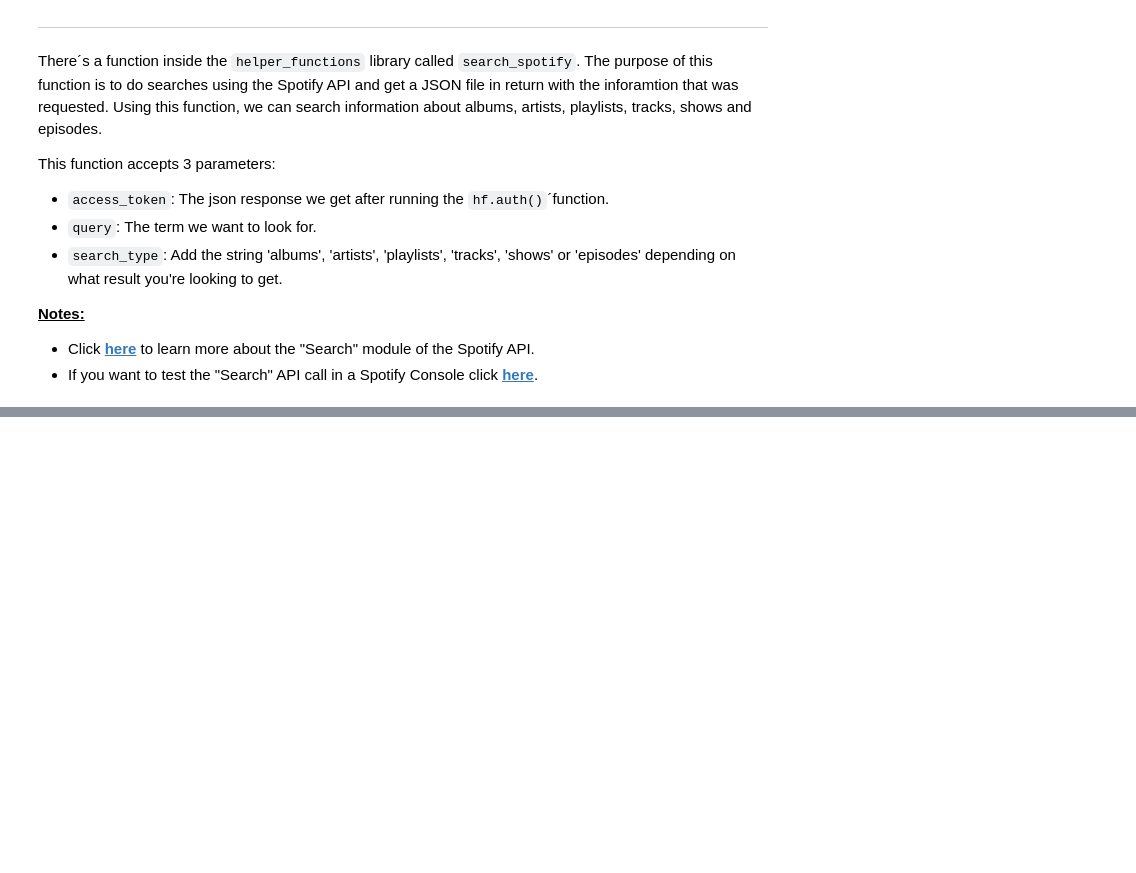
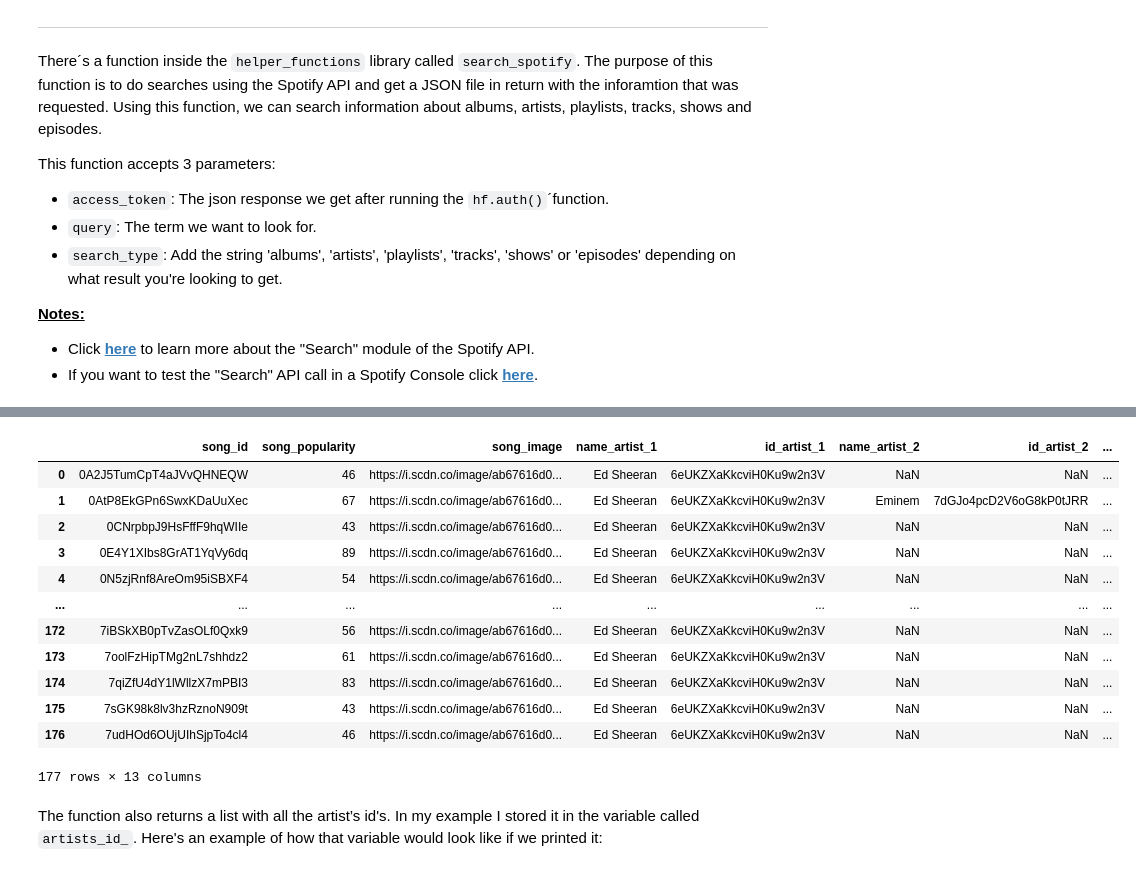
Before and after one commit to germarr/spotify-trends-analysis, a Jupyter notebook: spotify_analysis.ipynb, the cells around one changed output, grey strips where cells are left out. Saved outputs shown, nothing was run; the diff lists cells and outputs as text; code cells hidden in the pictures; blank space fills up the shorter version.

```diff
--- a/spotify_analysis.ipynb
+++ b/spotify_analysis.ipynb
@@ -148,0 +185,19 @@ hf.all_artists_songs(at=access_token, albums_of_artist=albums_list)
+# %%
+artists_in_albums_, songs_json, artists_id_, songs_id_ = hf.artists_from_songs(list_of_songs_ids= list_of_songs_tolist,at=access_token)
+artists_in_albums_
+# %% [output]
+|  | song_id | song_popularity | song_image | name_artist_1 | id_artist_1 | name_artist_2 | id_artist_2 | ... |
+| 0 | 0A2J5TumCpT4aJVvQHNEQW | 46 | https://i.scdn.co/image/ab67616d0... | Ed Sheeran | 6eUKZXaKkcviH0Ku9w2n3V | NaN | NaN | ... |
+| 1 | 0AtP8EkGPn6SwxKDaUuXec | 67 | https://i.scdn.co/image/ab67616d0... | Ed Sheeran | 6eUKZXaKkcviH0Ku9w2n3V | Eminem | 7dGJo4pcD2V6oG8kP0tJRR | ... |
+| 2 | 0CNrpbpJ9HsFffF9hqWIIe | 43 | https://i.scdn.co/image/ab67616d0... | Ed Sheeran | 6eUKZXaKkcviH0Ku9w2n3V | NaN | NaN | ... |
+| 3 | 0E4Y1XIbs8GrAT1YqVy6dq | 89 | https://i.scdn.co/image/ab67616d0... | Ed Sheeran | 6eUKZXaKkcviH0Ku9w2n3V | NaN | NaN | ... |
+| 4 | 0N5zjRnf8AreOm95iSBXF4 | 54 | https://i.scdn.co/image/ab67616d0... | Ed Sheeran | 6eUKZXaKkcviH0Ku9w2n3V | NaN | NaN | ... |
+| ... | ... | ... | ... | ... | ... | ... | ... | ... |
+| 172 | 7iBSkXB0pTvZasOLf0Qxk9 | 56 | https://i.scdn.co/image/ab67616d0... | Ed Sheeran | 6eUKZXaKkcviH0Ku9w2n3V | NaN | NaN | ... |
+| 173 | 7oolFzHipTMg2nL7shhdz2 | 61 | https://i.scdn.co/image/ab67616d0... | Ed Sheeran | 6eUKZXaKkcviH0Ku9w2n3V | NaN | NaN | ... |
+| 174 | 7qiZfU4dY1lWllzX7mPBI3 | 83 | https://i.scdn.co/image/ab67616d0... | Ed Sheeran | 6eUKZXaKkcviH0Ku9w2n3V | NaN | NaN | ... |
+| 175 | 7sGK98k8lv3hzRznoN909t | 43 | https://i.scdn.co/image/ab67616d0... | Ed Sheeran | 6eUKZXaKkcviH0Ku9w2n3V | NaN | NaN | ... |
+| 176 | 7udHOd6OUjUIhSjpTo4cl4 | 46 | https://i.scdn.co/image/ab67616d0... | Ed Sheeran | 6eUKZXaKkcviH0Ku9w2n3V | NaN | NaN | ... |
+177 rows × 13 columns
+# %% [markdown]
+The function also returns a list with all the artist’s id's. In my example I stored it in the variable called `artists_id_`. Here's an example of how that variable would look like if we printed it:
```
Also changed, not shown: parts of 44 cells of this notebook.
